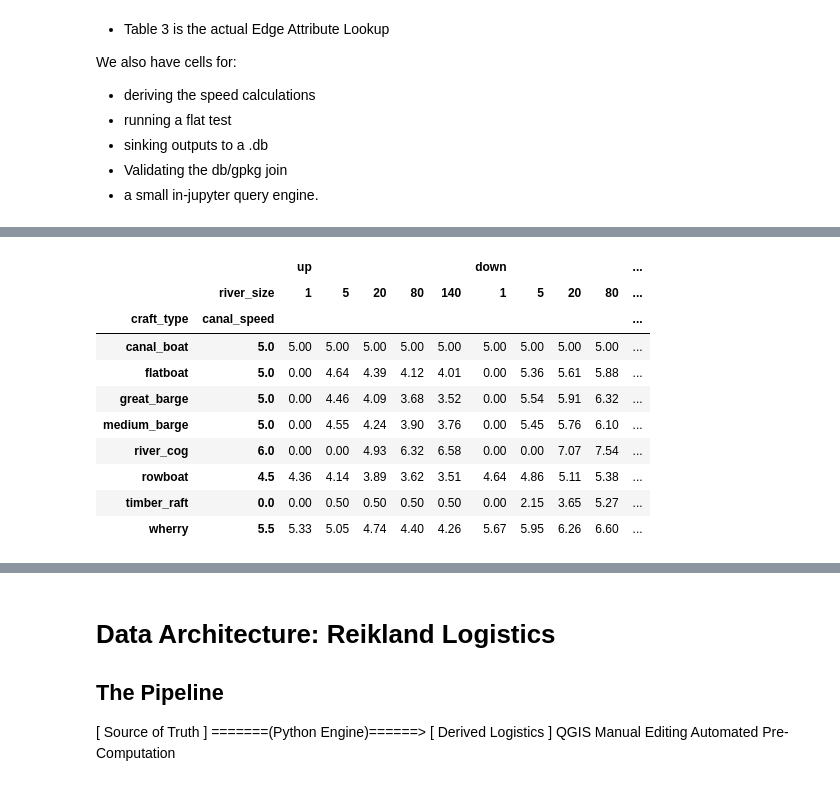
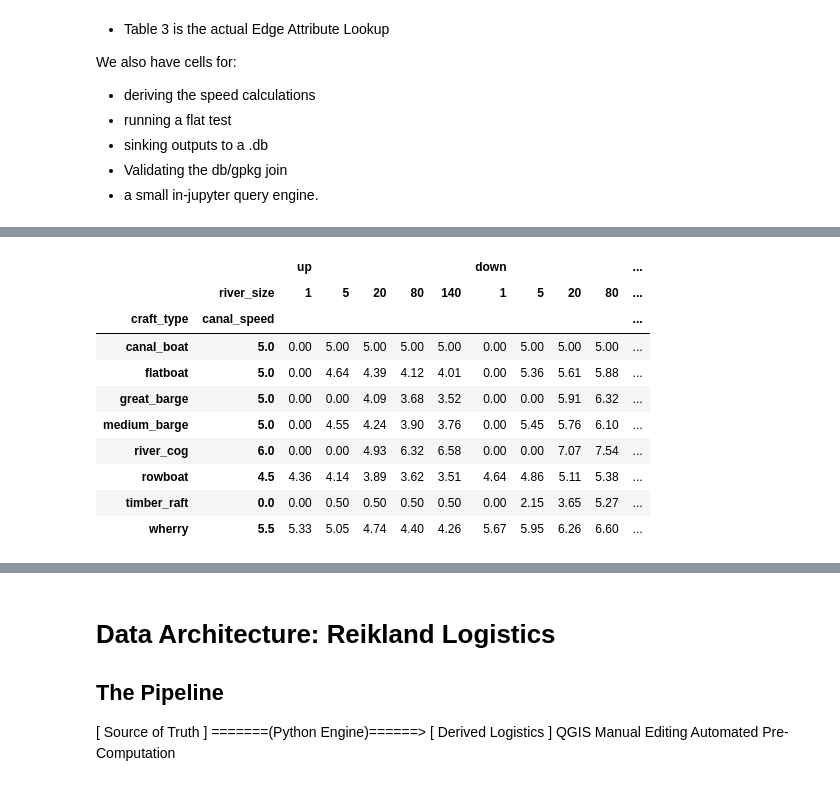
Before and after one commit to pete-jacobsson/enemy_rebuilt, a Jupyter notebook: reikland_basics.ipynb, the cells around one changed output, grey strips where cells are left out. Cells and saved outputs as stored; diff of their text form; code cells hidden in the pictures.

```diff
--- a/reikland_basics.ipynb
+++ b/reikland_basics.ipynb
@@ -670,11 +613,11 @@ craft_physics = {
     'rowboat':      {'v_base': 4.5, 'k': 0.2, 'min_size': 0},
     'wherry':       {'v_base': 5.5, 'k': 0.25, 'min_size': 1},
     'flatboat':     {'v_base': 5.0, 'k': 0.2, 'min_size': 2},
-    'medium_barge': {'v_base': 5.0, 'k': 0.25, 'min_size': 3}, # Towed/Sailed
-    'great_barge':  {'v_base': 5.0, 'k': 0.3, 'min_size': 5}, # Heavy Towing
-    'river_cog':    {'v_base': 6.0, 'k': 0.35, 'min_size': 10},
-    'timber_raft':  {'v_base': 0.0, 'k': 1.2, 'min_size': 2},
-    'canal_boat':   {'v_base': 5.0, 'k': 0.0, 'min_size': 0}
+    'medium_barge': {'v_base': 5.0, 'k': 0.25, 'min_size': 5}, # Towed/Sailed
+    'great_barge':  {'v_base': 5.0, 'k': 0.3, 'min_size': 10}, # Heavy Towing
+    'river_cog':    {'v_base': 6.0, 'k': 0.35, 'min_size': 15},
+    'timber_raft':  {'v_base': 0.0, 'k': 1.2, 'min_size': 3},
+    'canal_boat':   {'v_base': 5.0, 'k': 0.0, 'min_size': 2}
 }
 
 def calculate_speed(craft, size, direction='downstream'):
@@ -698,36 +641,36 @@ def calculate_speed(craft, size, direction='downstream'):
 
     if direction == 'downstream':
         return stats['v_base'] + modifier
     elif direction == 'upstream':
         # We set a "Floor Speed" of 1.2 km/h for barges (Animal Towing)
         # Rowboats/Wherries have no floor (muscle only)
         floor = 1.2 if 'barge' in craft else 0.5
         speed = (stats['v_base'] - modifier) + tacking_bonus
         return max(floor, speed)
 
     return 0.0
 
 # [Reprinting the table logic...]
 test_sizes = [1, 5, 20, 80, 140]
 table_data = []
 for craft in craft_physics.keys():
     c_speed = calculate_speed(craft, 0, 'canal')
     for s in test_sizes:
         table_data.append({
             'craft_type': craft, 'canal_speed': c_speed, 'river_size': s,
             'up': round(calculate_speed(craft, s, 'upstream'), 2),
             'down': round(calculate_speed(craft, s, 'downstream'), 2)
         })
 
 df = pd.DataFrame(table_data)
 display(df.pivot(index=['craft_type', 'canal_speed'], columns='river_size', values=['up', 'down']))
 # %% [output]
 |  |  | up |  |  |  |  | down |  |  |  | ... |
 |  | river_size | 1 | 5 | 20 | 80 | 140 | 1 | 5 | 20 | 80 | ... |
 | craft_type | canal_speed |  |  |  |  |  |  |  |  |  | ... |
-| canal_boat | 5.0 | 5.00 | 5.00 | 5.00 | 5.00 | 5.00 | 5.00 | 5.00 | 5.00 | 5.00 | ... |
+| canal_boat | 5.0 | 0.00 | 5.00 | 5.00 | 5.00 | 5.00 | 0.00 | 5.00 | 5.00 | 5.00 | ... |
 | flatboat | 5.0 | 0.00 | 4.64 | 4.39 | 4.12 | 4.01 | 0.00 | 5.36 | 5.61 | 5.88 | ... |
-| great_barge | 5.0 | 0.00 | 4.46 | 4.09 | 3.68 | 3.52 | 0.00 | 5.54 | 5.91 | 6.32 | ... |
+| great_barge | 5.0 | 0.00 | 0.00 | 4.09 | 3.68 | 3.52 | 0.00 | 0.00 | 5.91 | 6.32 | ... |
 | medium_barge | 5.0 | 0.00 | 4.55 | 4.24 | 3.90 | 3.76 | 0.00 | 5.45 | 5.76 | 6.10 | ... |
 | river_cog | 6.0 | 0.00 | 0.00 | 4.93 | 6.32 | 6.58 | 0.00 | 0.00 | 7.07 | 7.54 | ... |
 | rowboat | 4.5 | 4.36 | 4.14 | 3.89 | 3.62 | 3.51 | 4.64 | 4.86 | 5.11 | 5.38 | ... |
```
Also changed, not shown: parts of 21 cells of this notebook, 1 other file.
